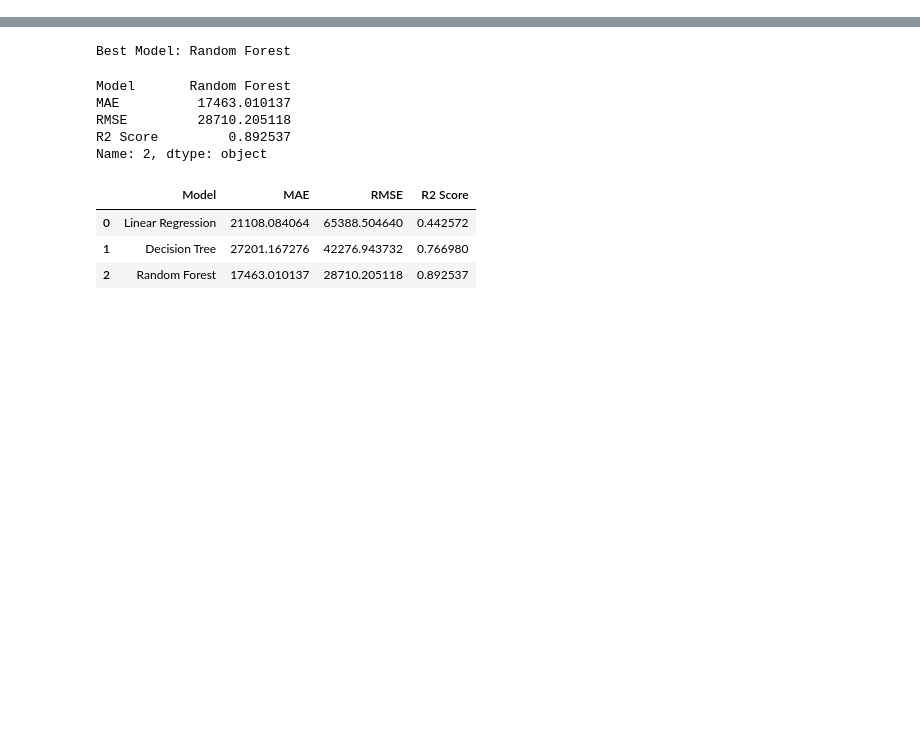
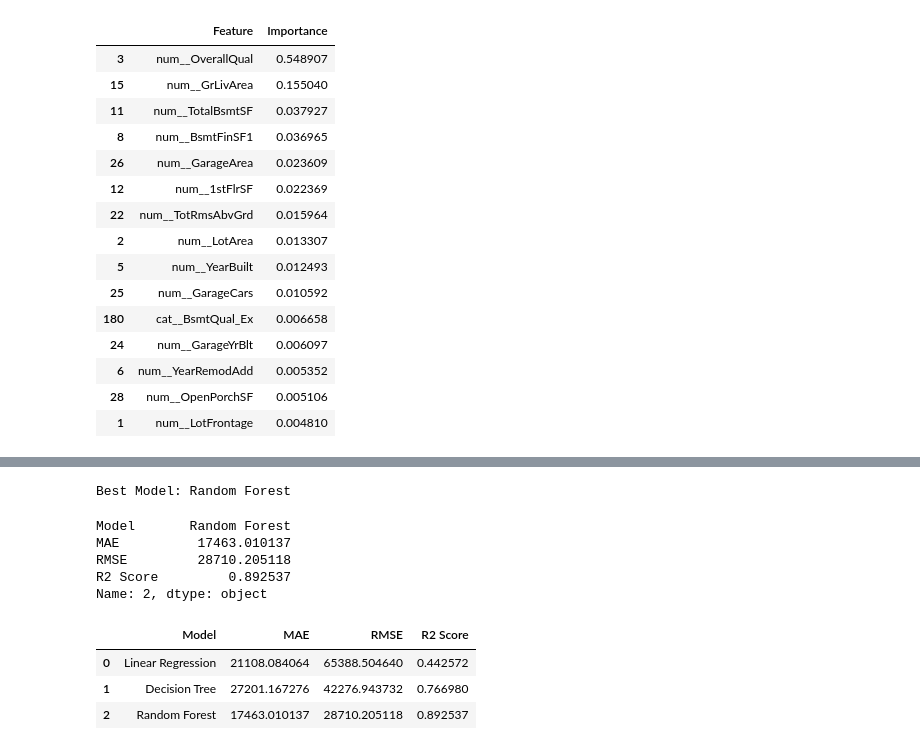
Before and after one commit to akhilshukla57/house-price-prediction-ml, a Jupyter notebook: notebooks/01_data_exploration.ipynb, the cells around one changed output, grey strips where cells are left out. Saved outputs shown, nothing was run; the diff lists cells and outputs as text; code cells hidden in the pictures; blank space fills up the shorter version.

```diff
--- a/notebooks/01_data_exploration.ipynb
+++ b/notebooks/01_data_exploration.ipynb
@@ -0,0 +43,33 @@
+# %%
+feature_names = improved_forest.named_steps["preprocessor"].get_feature_names_out()
+
+importances = improved_forest.named_steps["model"].feature_importances_
+
+feature_importance = pd.DataFrame({
+    "Feature": feature_names,
+    "Importance": importances
+})
+
+feature_importance = feature_importance.sort_values(
+    "Importance",
+    ascending=False
+)
+
+feature_importance.head(15)
+# %% [output]
+|  | Feature | Importance |
+| 3 | num__OverallQual | 0.548907 |
+| 15 | num__GrLivArea | 0.155040 |
+| 11 | num__TotalBsmtSF | 0.037927 |
+| 8 | num__BsmtFinSF1 | 0.036965 |
+| 26 | num__GarageArea | 0.023609 |
+| 12 | num__1stFlrSF | 0.022369 |
+| 22 | num__TotRmsAbvGrd | 0.015964 |
+| 2 | num__LotArea | 0.013307 |
+| 5 | num__YearBuilt | 0.012493 |
+| 25 | num__GarageCars | 0.010592 |
+| 180 | cat__BsmtQual_Ex | 0.006658 |
+| 24 | num__GarageYrBlt | 0.006097 |
+| 6 | num__YearRemodAdd | 0.005352 |
+| 28 | num__OpenPorchSF | 0.005106 |
+| 1 | num__LotFrontage | 0.004810 |
```
Also changed, not shown: parts of 12 cells of this notebook, 2 other files.
